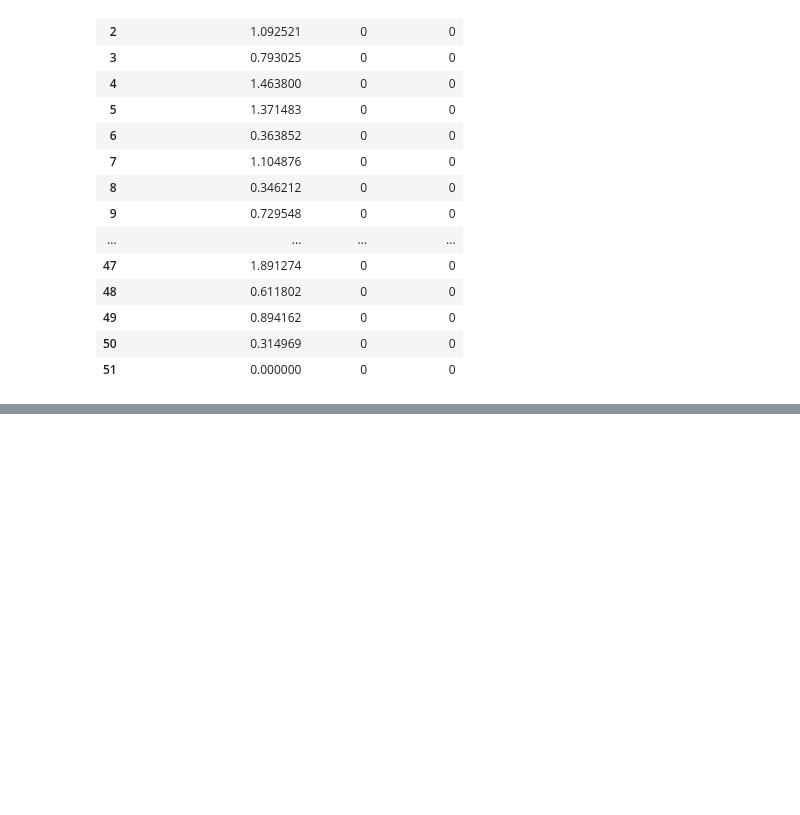
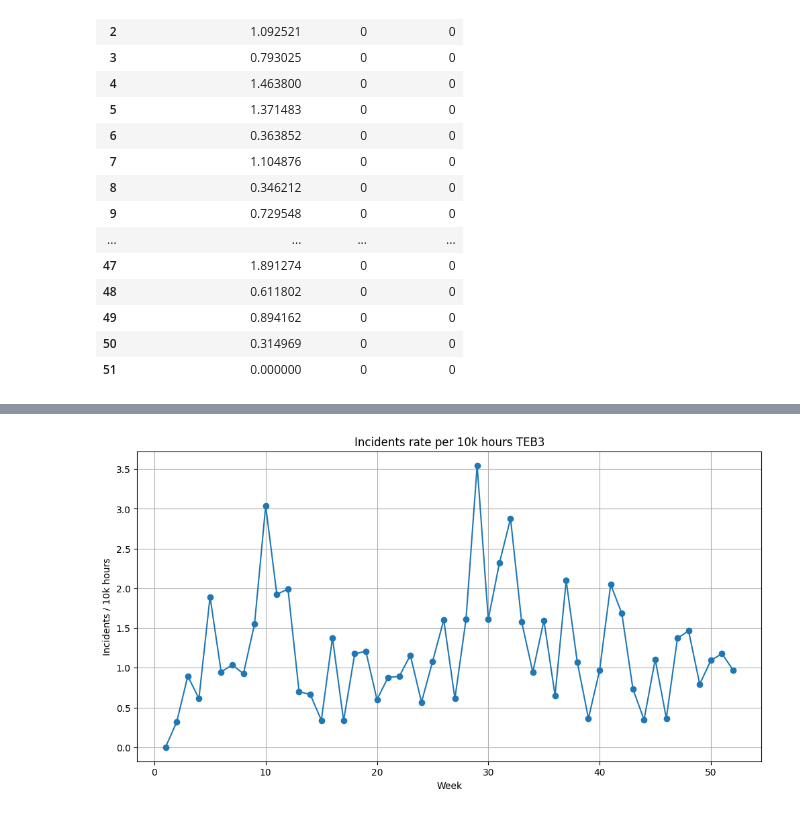
Before and after one commit to JudeMirac/Saftey-Risk-Analysis, a Jupyter notebook: notebooks/Exploratory_Analysis.ipynb, the cells around one changed output, grey strips where cells are left out. Drawn from its saved outputs; the diff is of its cells as text; code cells hidden in the pictures; blank space fills up the shorter version.

```diff
--- a/notebooks/Exploratory_Analysis.ipynb
+++ b/notebooks/Exploratory_Analysis.ipynb
@@ -95,0 +127,17 @@ site_exposure[['incidents_per_10k_hours_rate', 'high_risk', 'extreme_risk']]
+# %%
+# incidents per 10k hours (risk normalized rate)
+df_site = df_site.query('site == @site_id')
+
+plt.figure(figsize=(12,6)) # visualiztion figure size (avoiding cramped labels and values)
+plt.plot(
+    df_site['week_sum'], # represents time
+    df_site['incidents_per_10k_hours_rate'],  # weekly incidents within a 10k hour time window
+    marker = 'o' # plot dots at the end of each data point
+)
+plt.title(f'Incidents rate per 10k hours {site_id.upper()}') # using f string to inject site name (This makes the chart become reusable for any site)
+plt.xlabel('Week') # week of...
+plt.ylabel('Incidents / 10k hours') # incidents that occured within 10k hour time frame (rate)
+plt.grid(True) # grid allows for better interpretability when looking at trend and spikes
+plt.show()
+# %% [output]
+[figure, added]
```
Also changed, not shown: parts of 14 cells of this notebook, 3 other files.
